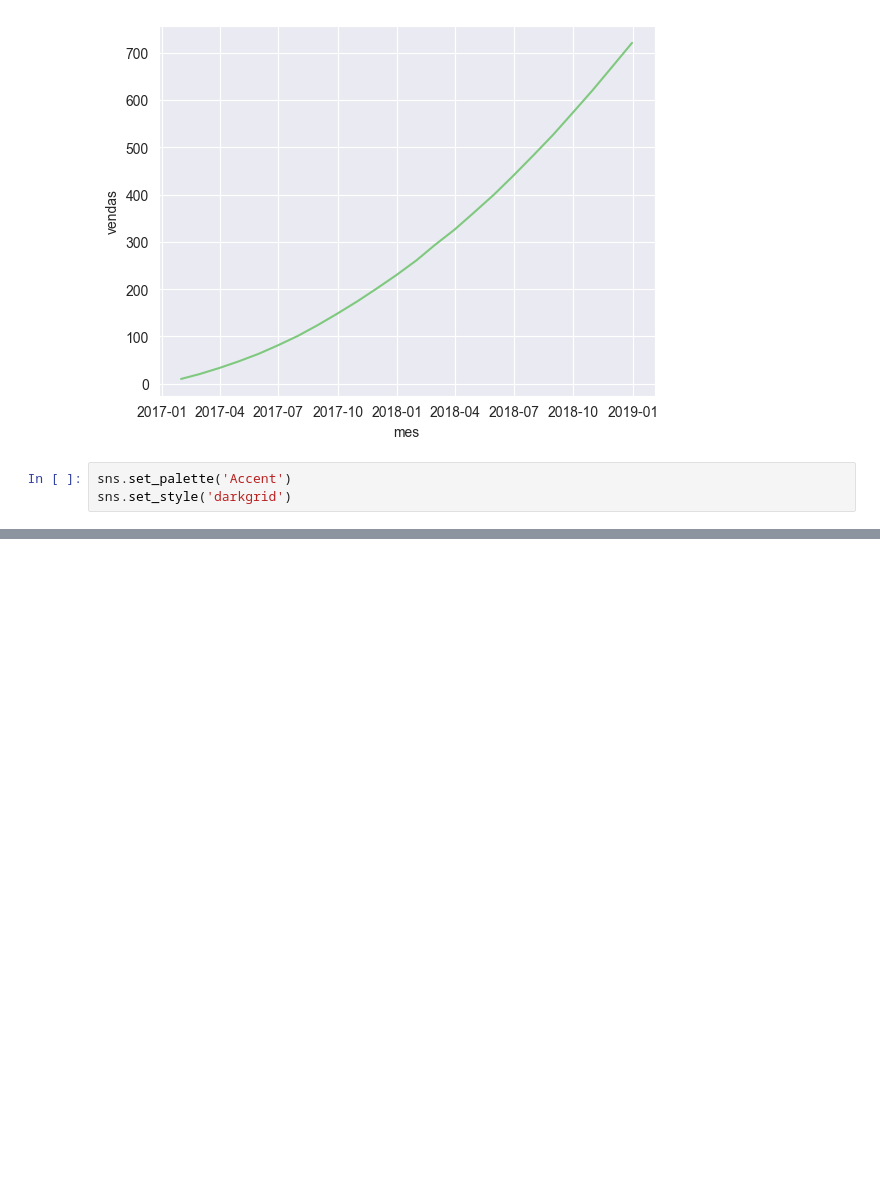
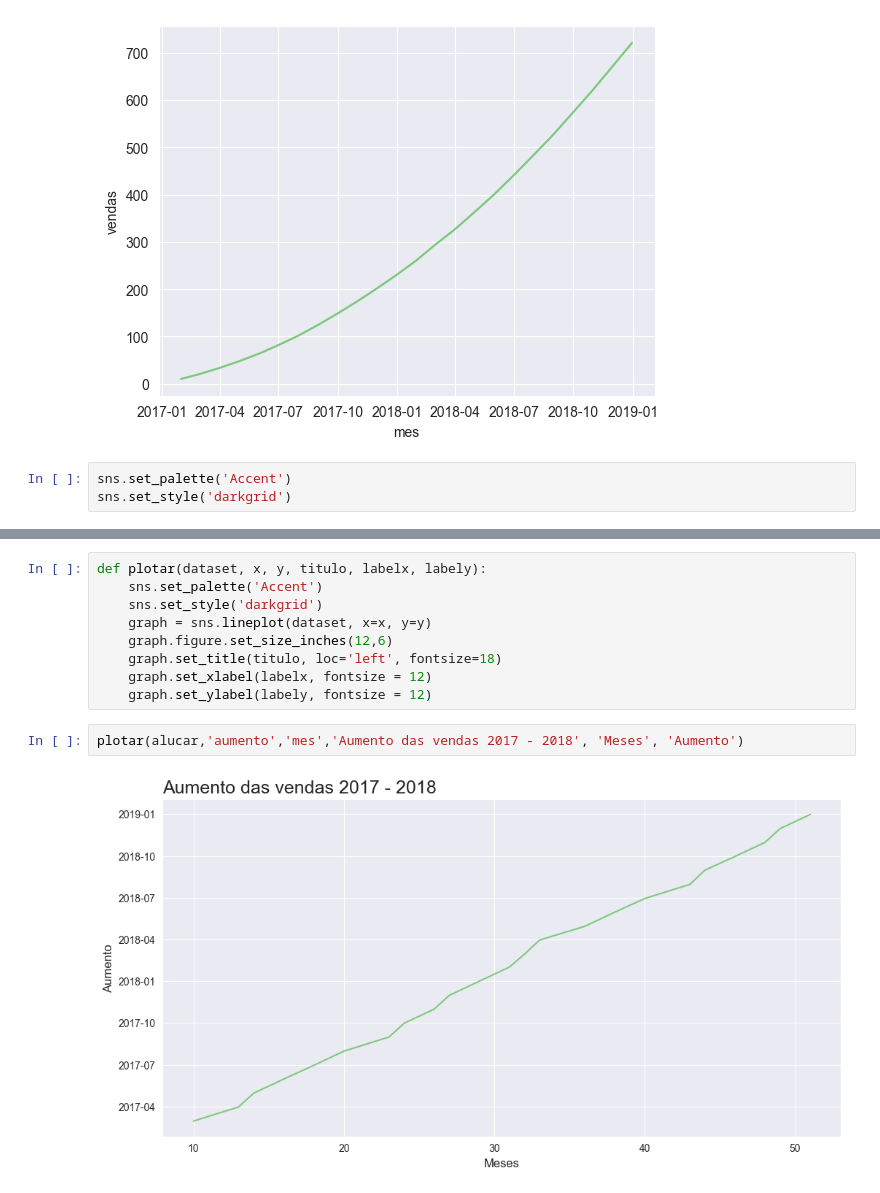
Before and after one commit to PurpleLobster31/Analise-de-series-temporais, a Jupyter notebook: Time Series.ipynb, the cells around one changed output, grey strips where cells are left out. Saved outputs shown, nothing was run; the diff lists cells and outputs as text; blank space fills up the shorter version.

```diff
--- a/Time Series.ipynb
+++ b/Time Series.ipynb
@@ -73,0 +105,13 @@ alucar_linha.figure
+# %%
+def plotar(dataset, x, y, titulo, labelx, labely):
+    sns.set_palette('Accent')
+    sns.set_style('darkgrid')
+    graph = sns.lineplot(dataset, x=x, y=y)
+    graph.figure.set_size_inches(12,6)
+    graph.set_title(titulo, loc='left', fontsize=18)
+    graph.set_xlabel(labelx, fontsize = 12)
+    graph.set_ylabel(labely, fontsize = 12)
+# %%
+plotar(alucar,'aumento','mes','Aumento das vendas 2017 - 2018', 'Meses', 'Aumento')
+# %% [output]
+[figure, added]
```
Also changed, not shown: parts of 16 cells of this notebook.
